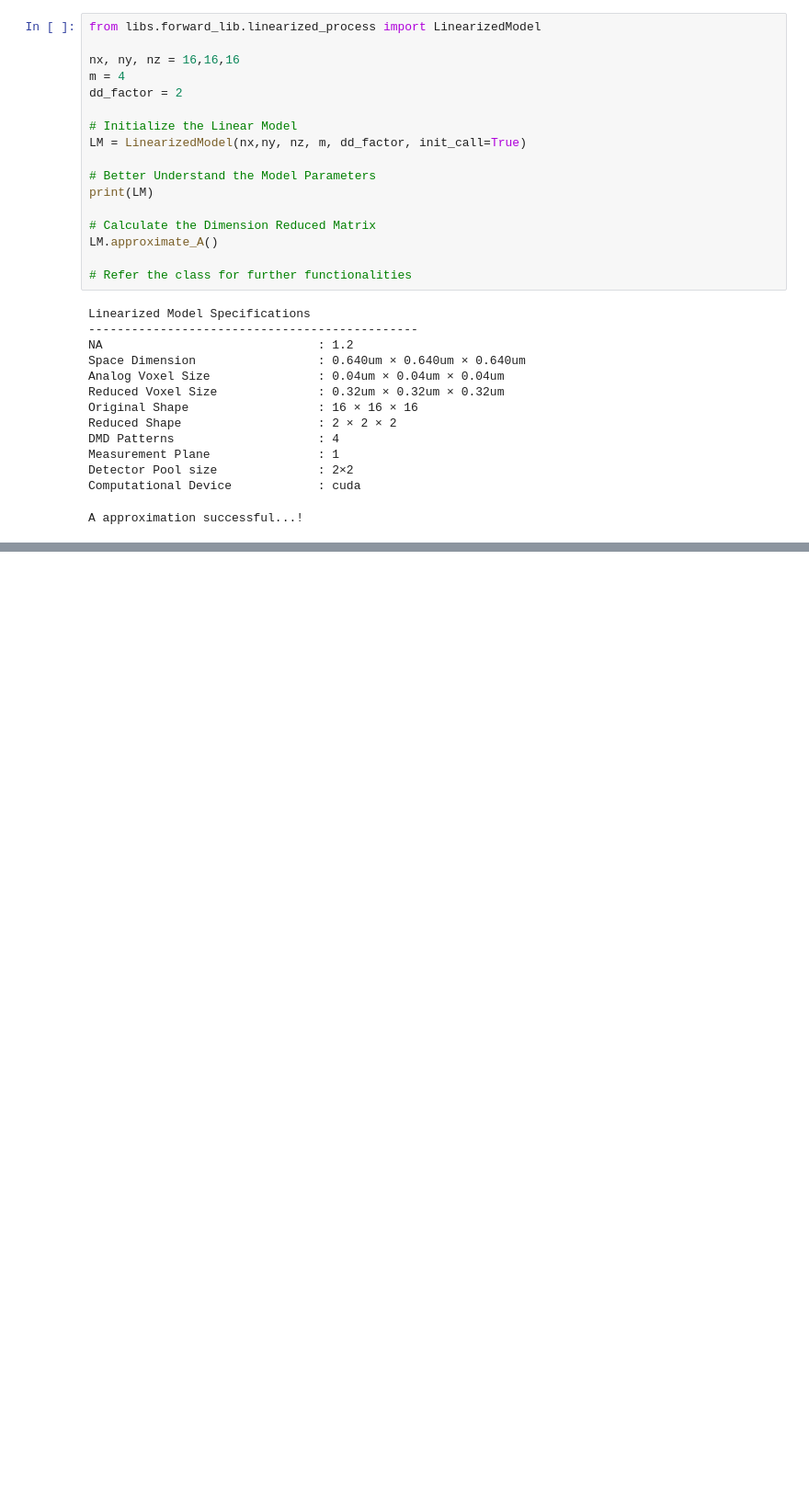
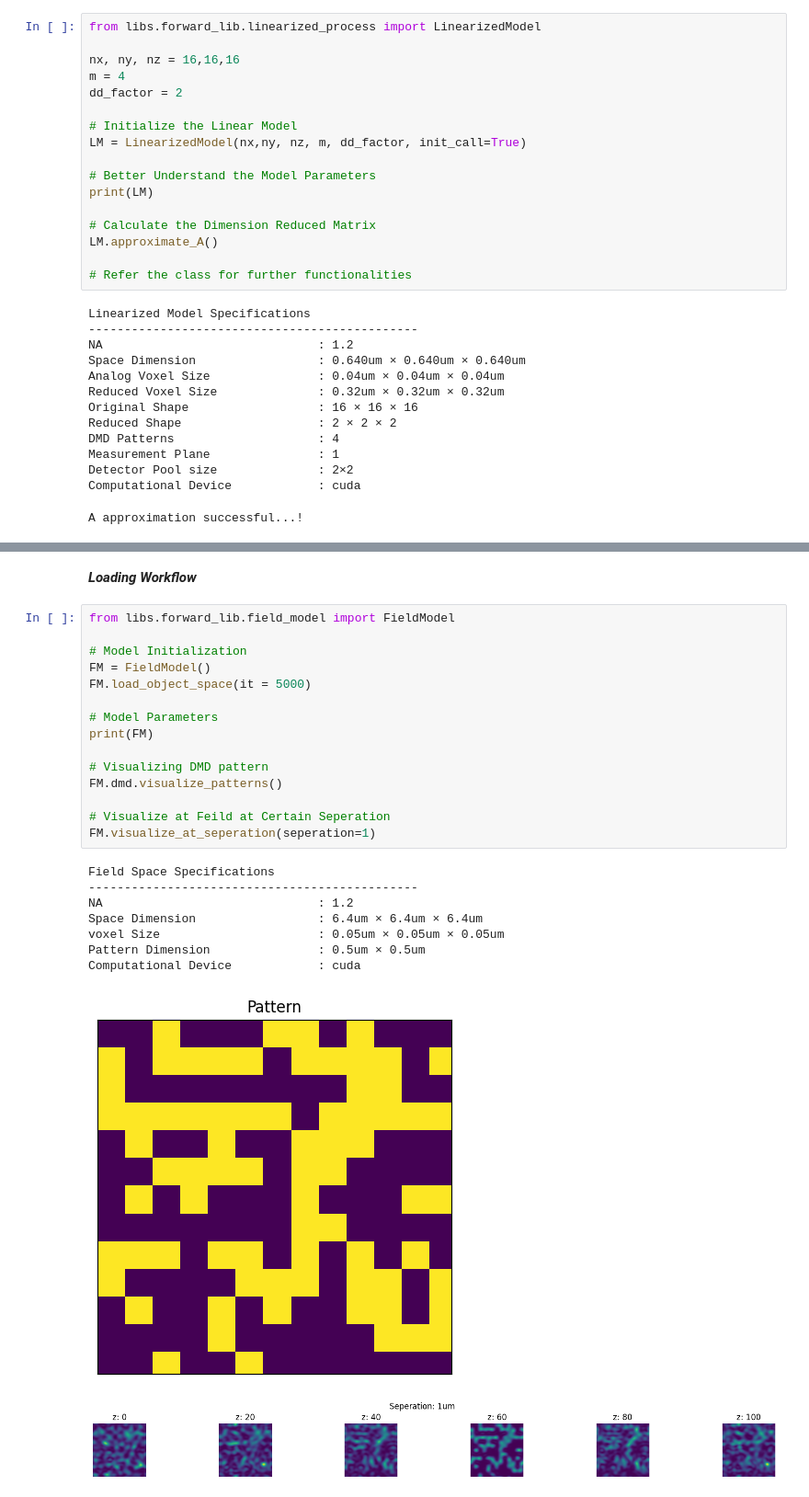
Before and after one commit to sanjith1999/FRIS, a Jupyter notebook: demo.ipynb, the cells around one changed output, grey strips where cells are left out. Shown at 92% size. Saved outputs shown, nothing was run; the diff lists cells and outputs as text; blank space fills up the shorter version.

```diff
--- a/demo.ipynb
+++ b/demo.ipynb
@@ -145,0 +185,27 @@ A approximation successful...!
+# %% [markdown]
+***Loading Workflow***
+# %%
+from libs.forward_lib.field_model import FieldModel
+
+# Model Initialization
+FM = FieldModel()
+FM.load_object_space(it = 5000)
+
+# Model Parameters
+print(FM)
+
+# Visualizing DMD pattern
+FM.dmd.visualize_patterns()
+
+# Visualize at Feild at Certain Seperation
+FM.visualize_at_seperation(seperation=1)
+# %% [output]
+Field Space Specifications
+----------------------------------------------
+NA                              : 1.2
+Space Dimension                 : 6.4um × 6.4um × 6.4um
+voxel Size                      : 0.05um × 0.05um × 0.05um
+Pattern Dimension               : 0.5um × 0.5um
+Computational Device            : cuda
+[figure, added]
+[figure, added]
```
Also changed, not shown: parts of 6 cells of this notebook, 7 other files.
